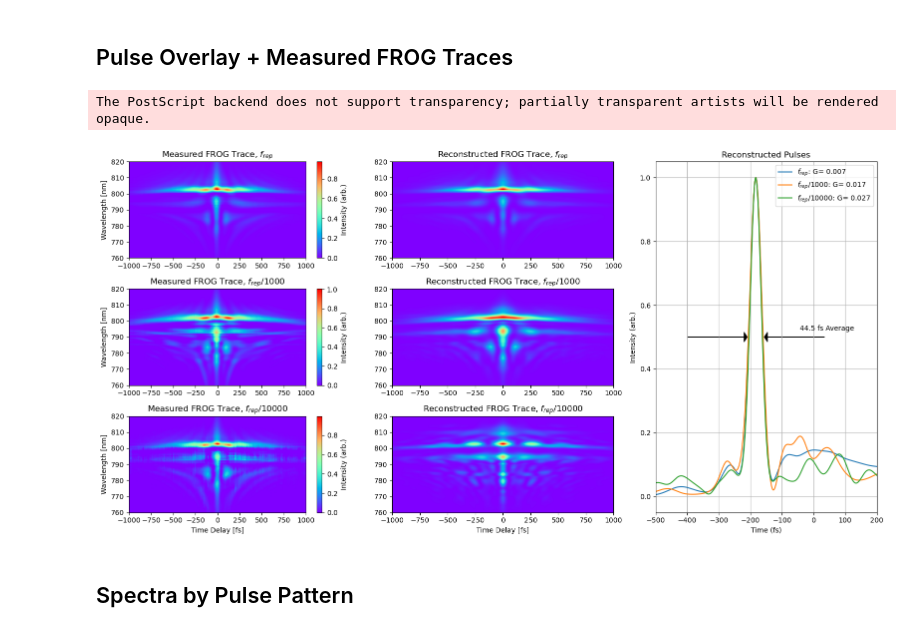
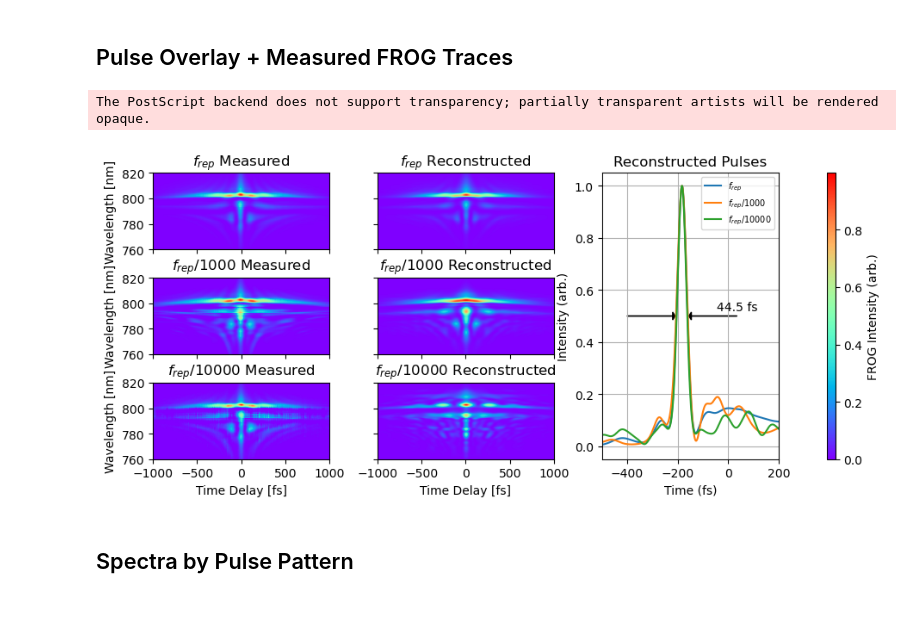
Before and after one commit to Seabear-attack/dev-table, a Jupyter notebook: Plotting/paper_plots.ipynb, the cells around one changed output. Cells and saved outputs as stored; diff of their text form; code cells hidden in the pictures.

Commit message:
Adjust colorbar placement

```diff
--- a/Plotting/paper_plots.ipynb
+++ b/Plotting/paper_plots.ipynb
@@ -19,12 +19,12 @@ save_files = True
 # panels = [['Trace 0', 'Pulses'],
 #           ['Trace 1', 'Pulses'],
 #           ['Trace 2', 'Pulses']]
-panels = [['Trace 0', 'Recon 0', 'Pulses'],
-          ['Trace 1', 'Recon 1', 'Pulses'],
-          ['Trace 2', 'Recon 2', 'Pulses']]
+panels = [['Trace 0', 'Recon 0', 'Pulses', 'cbar'],
+          ['Trace 1', 'Recon 1', 'Pulses', 'cbar'],
+          ['Trace 2', 'Recon 2', 'Pulses', 'cbar']]
 cmap = 'rainbow'
-# f, ax = plt.subplot_mosaic(mosaic=panels, figsize=(12,8))
-f, ax = plt.subplot_mosaic(mosaic=panels, figsize=(16,8))
+f, ax = plt.subplot_mosaic(mosaic=panels, figsize=(9,4), gridspec_kw={'width_ratios':[1,1,1,.05]})
+
 
 ax['Pulses'].set_xlabel('Time (fs)')
 ax['Pulses'].set_ylabel('Intensity (arb.)')
@@ -41,6 +41,13 @@ for i in range(3):
 
 ax[f'Trace 2'].set_xlabel('Time Delay [fs]')
 ax[f'Recon 2'].set_xlabel('Time Delay [fs]')
+
+ax['Trace 0'].tick_params(axis='x', which='both', labelbottom=False)
+ax['Trace 1'].tick_params(axis='x', which='both', labelbottom=False)
+ax['Recon 0'].tick_params(axis='both', which='both', labelbottom=False, labelleft=False)
+ax['Recon 1'].tick_params(axis='both', which='both', labelbottom=False, labelleft=False)
+ax['Recon 2'].tick_params(axis='y', which='both', labelbottom=False, labelleft=False)
+# ax['cbar'].tick_params(axis='y', which='both', labelright=False, labelleft=True)
 
 fullscreen = False
 
@@ -51,41 +58,47 @@ frogs = [frogs[0], frogs[4], frogs[5]]
 avg_duration = sum([frog.t_FWHM for frog in frogs ])/len(frogs)
 for i, frog in enumerate(frogs):
     # Fix the phase signs to all be the same (pulse maximum on the left of the plot)
     if frog.pulse_time[frog.pulse_intensity == max(frog.pulse_intensity)] > frog.pulse_time[
                                                                 int(len(frog.pulse_time) / 2)]:
         frog.pulse_intensity = frog.pulse_intensity[::-1]
 
     # Have all the maxima overlap one another in time
     frog.pulse_time = frog.pulse_time - (frog.pulse_time[frog.pulse_intensity == max(frog.pulse_intensity)] -
                                             frogs[0].pulse_time[frogs[0].pulse_intensity == max(frogs[0].pulse_intensity)])
 
     # Plot the pulse
 
     # Plot the trace
     map = ax[f'Trace {i}'].imshow(frog.trace, aspect='auto', extent=[min(frog.delays), max(frog.delays), min(frog.wavelengths),
                                                       max(frog.wavelengths)], cmap=cmap)
-    plt.colorbar(map, label='Intensity (arb.)')
+    f.colorbar(map, cax=ax['cbar'], label='FROG Intensity (arb.)', location='right', pad = -.5)
     ax[f'Recon {i}'].imshow(frog.trace_recon, aspect='auto', extent=[min(frog.delays_recon), max(frog.delays_recon), min(frog.wavelengths_recon),
                                                       max(frog.wavelengths_recon)], cmap=cmap)
-    ax['Pulses'].plot(frog.pulse_time, frog.pulse_intensity, label=f'{label(frog.label)}: G={frog.frog_error: .3f}')
-    ax[f'Trace {i}'].set_title(f'Measured FROG Trace, {label(frog.label)}')
-    ax[f'Recon {i}'].set_title(f'Reconstructed FROG Trace, {label(frog.label)}')
+    ax['Pulses'].plot(frog.pulse_time, frog.pulse_intensity, label=f'{label(frog.label)}')
+    # : G={frog.frog_error: .3f}
+    ax[f'Trace {i}'].set_title(f'{label(frog.label)} Measured')
+    ax[f'Recon {i}'].set_title(f'{label(frog.label)} Reconstructed')
 
-ax['Pulses'].legend()
+ax['Pulses'].legend(fontsize=7, loc='upper right')
 ax['Pulses'].grid()
 ax['Pulses'].arrow(-400, .5, 190, 0, color='k', length_includes_head=True, head_width=.03, head_length=10)
 ax['Pulses'].arrow(34, .5, -190, 0, color='k', length_includes_head=True, head_width=.03, head_length=10)
-ax['Pulses'].annotate(f'{avg_duration:.1f} fs Average', (-44, .52))
+ax['Pulses'].annotate(f'{avg_duration:.1f} fs', (-44, .52))
 
 if fullscreen:
     f.canvas.manager.window.showMaximized()  # toggle fullscreen mode
-plt.tight_layout()
+plt.subplots_adjust(top=0.939,
+bottom=0.108,
+left=0.062,
+right=0.943,
+hspace=0.372,
+wspace=0.354)
 if save_files:
     plt.savefig(savepath, dpi=500)
 plt.show()
 # %% [output]
 The PostScript backend does not support transparency; partially transparent artists will be rendered opaque.
-[figure, old version]
+[figure, new version]
 # %% [markdown]
 ## Spectra by Pulse Pattern
 # %%
```
Also changed, not shown: parts of 1 cell of this notebook.
